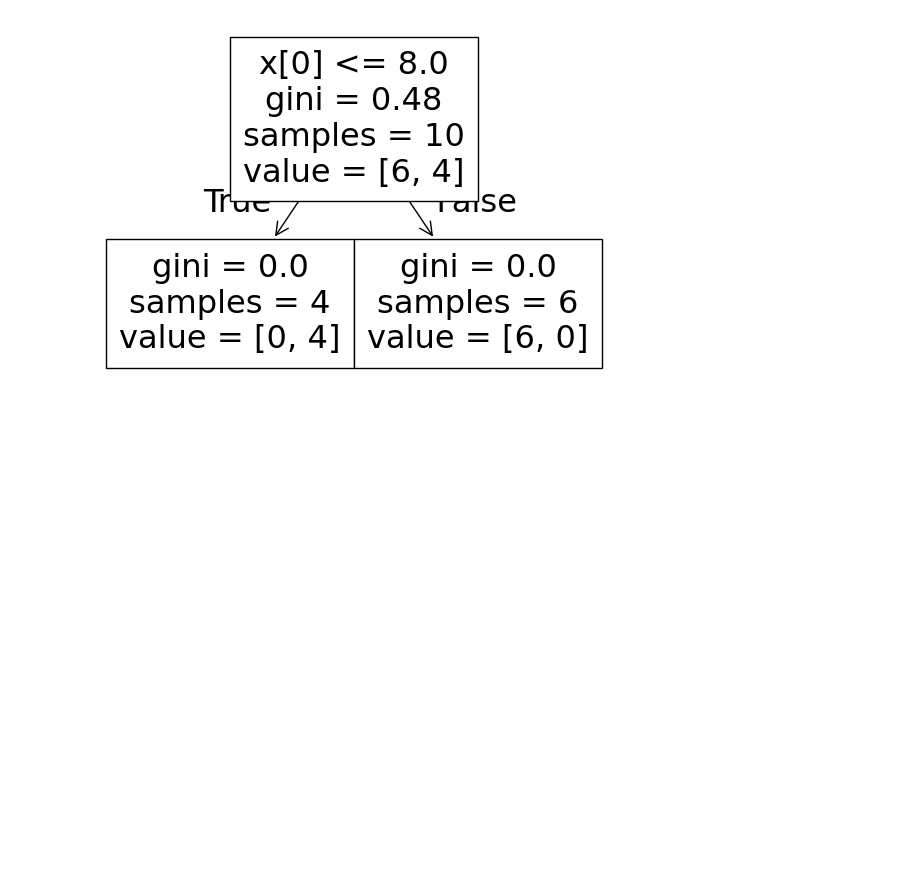
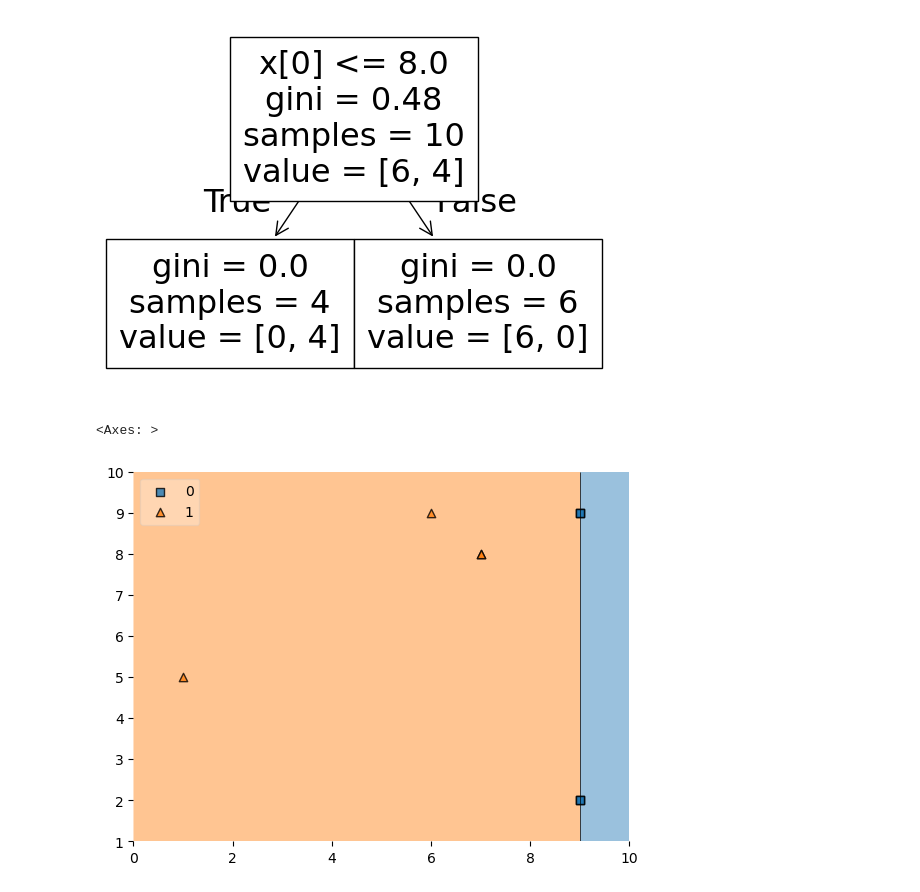
Before and after one commit to Khushi130404/Ensemble-Learning, a Jupyter notebook: AdaBoost/my_adaboost.ipynb, the cells around one changed output. Cells and saved outputs as stored; diff of their text form; code cells hidden in the pictures; blank space fills up the shorter version.

```diff
--- a/AdaBoost/my_adaboost.ipynb
+++ b/AdaBoost/my_adaboost.ipynb
@@ -343,3 +343,8 @@ plot_tree(dt3)
  Text(0.75, 0.25, 'gini = 0.0\nsamples = 6\nvalue = [6, 0]'),
  Text(0.625, 0.5, '  False')]
 [figure]
+# %%
+plot_decision_regions(x,y,clf=dt3,legend=2)
+# %% [output]
+<Axes: >
+[figure, added]
```
Also changed, not shown: parts of 3 cells of this notebook.
